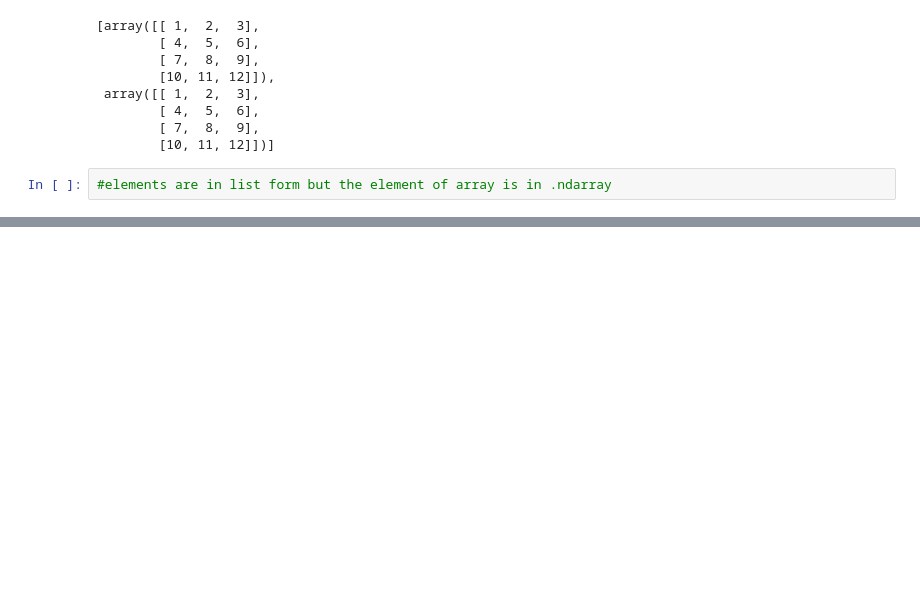
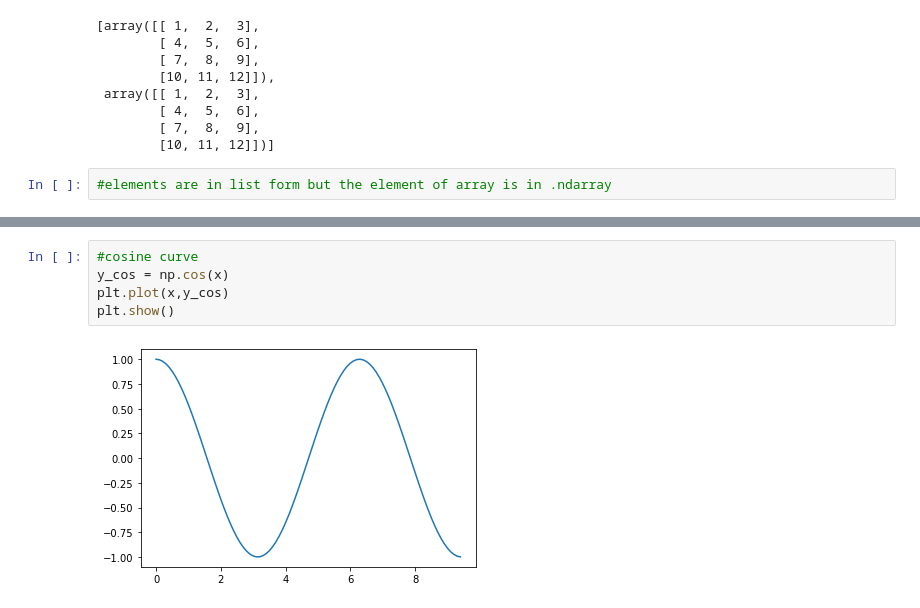
Before and after one commit to Rishab8077/numPy-basic, a Jupyter notebook: numpyML.ipynb, the cells around one changed output, grey strips where cells are left out. Saved outputs shown, nothing was run; the diff lists cells and outputs as text; blank space fills up the shorter version.

```diff
--- a/numpyML.ipynb
+++ b/numpyML.ipynb
@@ -303,0 +328,7 @@ np.split(arr3,2,axis=1)
+# %%
+#cosine curve
+y_cos = np.cos(x)
+plt.plot(x,y_cos)
+plt.show()
+# %% [output]
+[figure, added]
```
Also changed, not shown: parts of 27 cells of this notebook.
